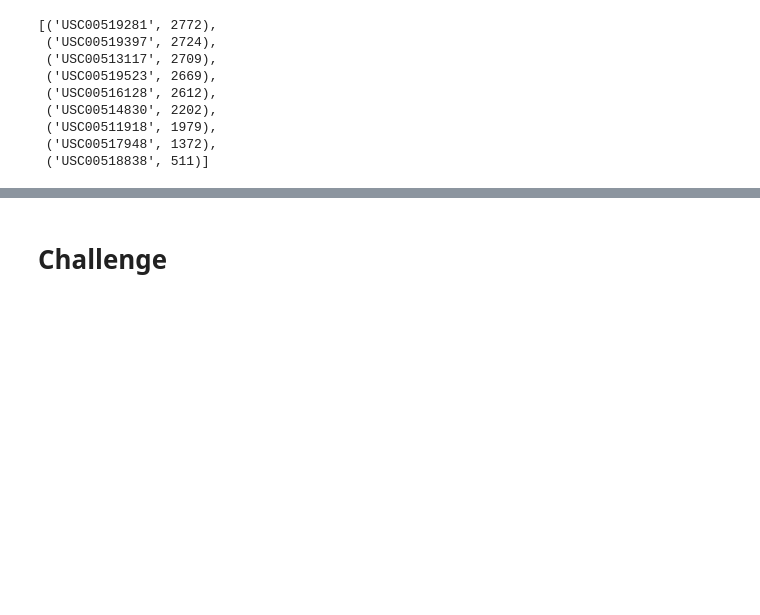
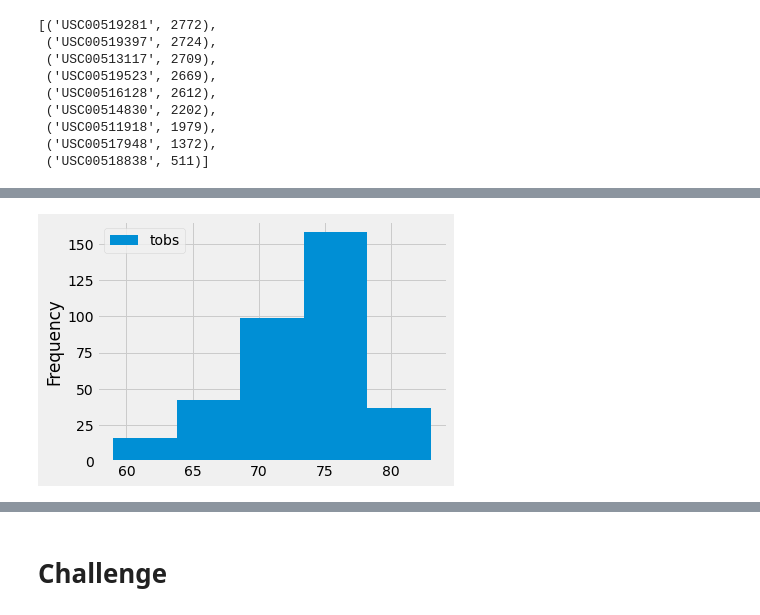
Before and after one commit to mattbuck9/surfs_up, a Jupyter notebook: climate_analysis.ipynb, the cells around one changed output, grey strips where cells are left out. Drawn from its saved outputs; the diff is of its cells as text; code cells hidden in the pictures; blank space fills up the shorter version.

```diff
--- a/climate_analysis.ipynb
+++ b/climate_analysis.ipynb
@@ -102,0 +105,6 @@ df = pd.DataFrame(results, colu)
+# %%
+# SKill Drill
+df.plot.hist(bins=5)
+plt.tight_layout()
+# %% [output]
+[figure, added]
```
Also changed, not shown: parts of 2 cells of this notebook, 1 other file.
